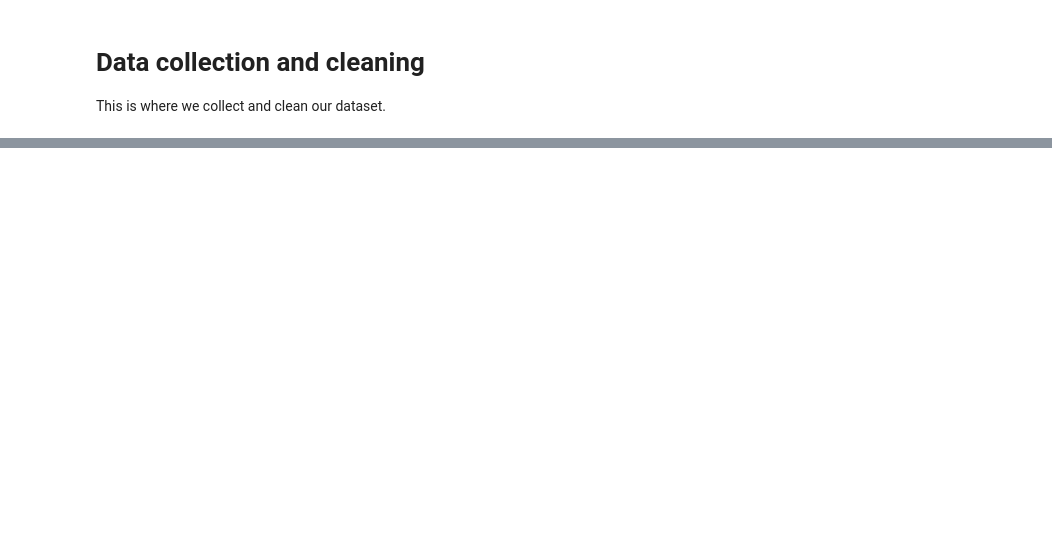
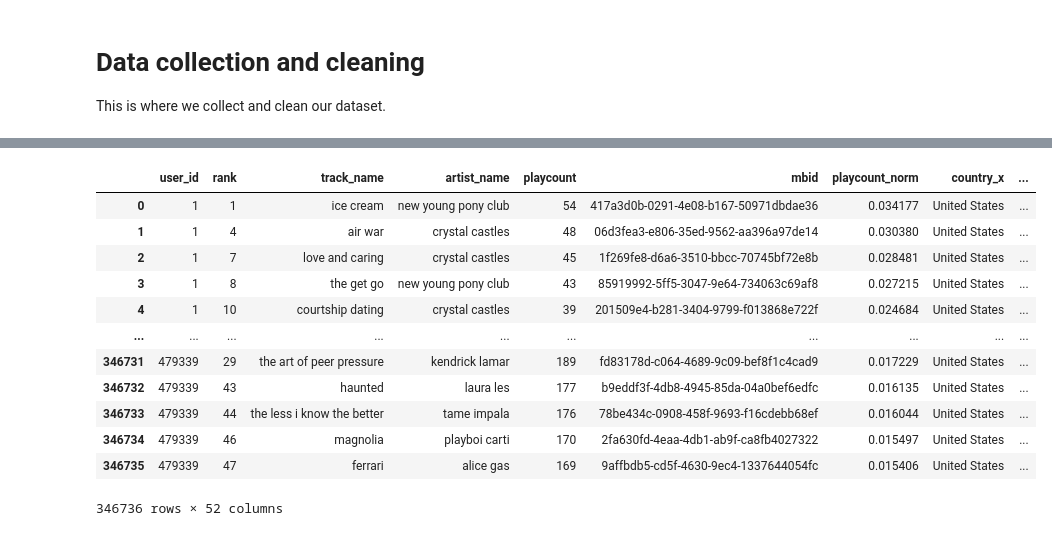
Before and after one commit to samikshakarimbil/genre-predictor, a Jupyter notebook: data_collection.ipynb, the cells around one changed output, grey strips where cells are left out. Saved outputs shown, nothing was run; the diff lists cells and outputs as text; code cells hidden in the pictures; blank space fills up the shorter version.

```diff
--- a/data_collection.ipynb
+++ b/data_collection.ipynb
@@ -85,0 +136,16 @@ top_albums = top_albums.merge(users, on="user_id", how="left")
+# %%
+merged
+# %% [output]
+|  | user_id | rank | track_name | artist_name | playcount | mbid | playcount_norm | country_x | ... |
+| 0 | 1 | 1 | ice cream | new young pony club | 54 | 417a3d0b-0291-4e08-b167-50971dbdae36 | 0.034177 | United States | ... |
+| 1 | 1 | 4 | air war | crystal castles | 48 | 06d3fea3-e806-35ed-9562-aa396a97de14 | 0.030380 | United States | ... |
+| 2 | 1 | 7 | love and caring | crystal castles | 45 | 1f269fe8-d6a6-3510-bbcc-70745bf72e8b | 0.028481 | United States | ... |
+| 3 | 1 | 8 | the get go | new young pony club | 43 | 85919992-5ff5-3047-9e64-734063c69af8 | 0.027215 | United States | ... |
+| 4 | 1 | 10 | courtship dating | crystal castles | 39 | 201509e4-b281-3404-9799-f013868e722f | 0.024684 | United States | ... |
+| ... | ... | ... | ... | ... | ... | ... | ... | ... | ... |
+| 346731 | 479339 | 29 | the art of peer pressure | kendrick lamar | 189 | fd83178d-c064-4689-9c09-bef8f1c4cad9 | 0.017229 | United States | ... |
+| 346732 | 479339 | 43 | haunted | laura les | 177 | b9eddf3f-4db8-4945-85da-04a0bef6edfc | 0.016135 | United States | ... |
+| 346733 | 479339 | 44 | the less i know the better | tame impala | 176 | 78be434c-0908-458f-9693-f16cdebb68ef | 0.016044 | United States | ... |
+| 346734 | 479339 | 46 | magnolia | playboi carti | 170 | 2fa630fd-4eaa-4db1-ab9f-ca8fb4027322 | 0.015497 | United States | ... |
+| 346735 | 479339 | 47 | ferrari | alice gas | 169 | 9affbdb5-cd5f-4630-9ec4-1337644054fc | 0.015406 | United States | ... |
+346736 rows × 52 columns
```
Also changed, not shown: parts of 10 cells of this notebook.
